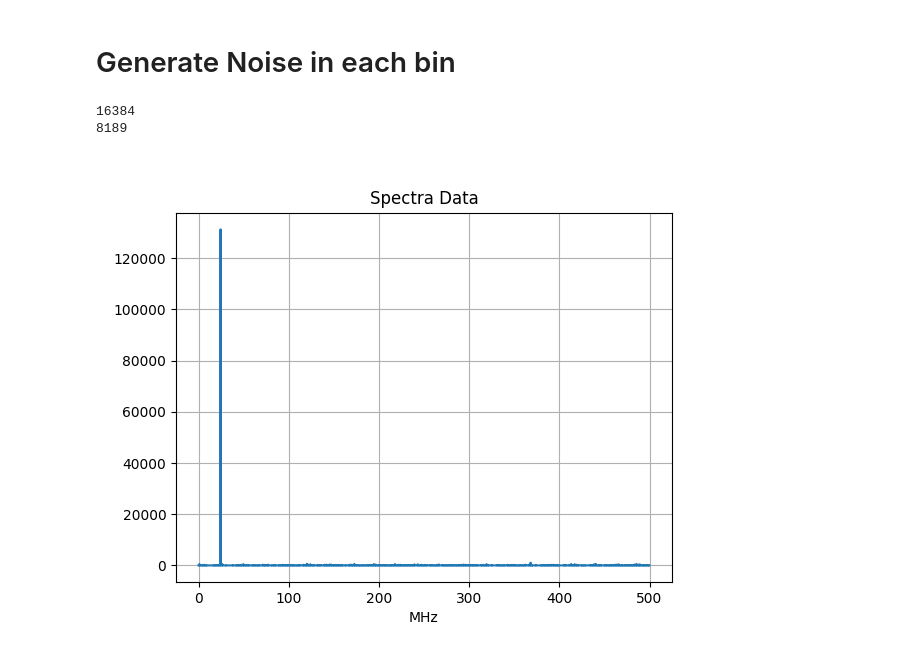
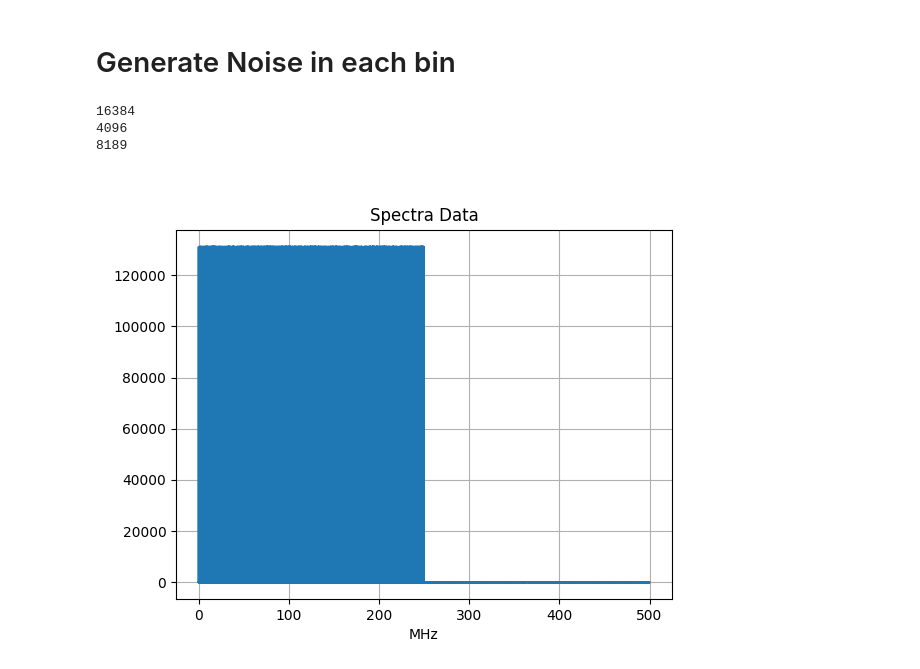
Before and after one commit to liuweiseu/eigsep_dac, a Jupyter notebook: rfsocdac.ipynb, the cells around one changed output. Drawn from its saved outputs; the diff is of its cells as text; code cells hidden in the pictures.

Commit message:
use higher spectra resolution to get one bin.

```diff
--- a/rfsocdac.ipynb
+++ b/rfsocdac.ipynb
@@ -19,14 +19,29 @@ def Scope(darray):
     subfig.set_xlabel('Samples')
     subfig.grid(True)
 
-def DacDataGen(channel_num = 1024, single_bin=0, dac_bits=13, bw=1):
+def CreateTestFilter(dac_fft_len, fft_points, bw=1):
+    N = dac_fft_len//2
+    fil = np.zeros(N)
+    L = int(N*bw)
+    passband = np.zeros(L)
+    print(L)
+    factor = dac_fft_len//fft_points/2
+    for i in range(L):
+        # we need to filter DC
+        if i == 0:
+            continue
+        elif i%factor == 0:
+            passband[i] = 1
+    fil[:L] = passband
+    return fil
+
+
+def DacDataGen(channel_num, cfil, single_bin=0, dac_bits=13):
     N = channel_num
     M = (N//2)-1
-    L = int(N*bw/2)
     fil = np.zeros(M+1)
-    passband = np.ones(L)
     if single_bin == 0:
-        fil[:L] = passband
+        fil = cfil
     else:
         fil[single_bin] = 1
     d_freq = np.zeros(N) + 1j*np.zeros(N)
@@ -56,7 +71,7 @@ def LPFilter(data, bw=0.5):
     data = data * fil
     return data
 
-def SpectraAnalyzer(data, fs=1000):
+def SpectraAnalyzer(data, fs=1000, show_bin=False):
     N = len(data)
     spec = np.fft.fft(data)
     spec_shift = np.fft.fftshift(spec)
@@ -68,9 +83,13 @@ def SpectraAnalyzer(data, fs=1000):
         pass
     fig = plt.figure()
     subfig = fig.add_subplot(111)
-    subfig.plot(freq_shift[-int(N/2):], abs(spec_shift[-int(N/2):]))
+    if show_bin == True:
+        subfig.plot(abs(spec_shift[-int(N/2):]))
+        subfig.set_xlabel('Bins')
+    else:
+        subfig.plot(freq_shift[-int(N/2):], abs(spec_shift[-int(N/2):]))
+        subfig.set_xlabel('MHz')
     subfig.set_title('Spectra Data')
-    subfig.set_xlabel('MHz')
     subfig.grid(True)
     return spec
 
@@ -138,37 +157,39 @@ adc_fs = 500
 # dac sampling rate
 dac_fs = 1000
 # bandwidth
 bw = 250
 # fft points on the SNAP
 fft_points = 2048
 # check the single bin
 # if it's 0, the signal will show up in all bins
-single_bin=100
+single_bin=0
 # fixed parameters in FPGA design
 samples_per_axis = 4
 bytes_per_sample = 2
 # channel_num when doing FFT on the adc samples
 channel_num = 8192
-dac_len = int(channel_num*dac_fs/adc_fs)
-print(dac_len)
+dac_fft_len = int(channel_num*dac_fs/adc_fs)
+print(dac_fft_len)
 
 # generate the data for the DAC with DAC sampling rate=4000
-d_time = DacDataGen(dac_len, single_bin=int(single_bin*channel_num/fft_points), dac_bits = 17, bw = bw/dac_fs*2)
+cfil = CreateTestFilter(dac_fft_len, fft_points, bw = bw/dac_fs*2)
+d_time = DacDataGen(dac_fft_len, cfil, single_bin=single_bin*channel_num//fft_points, dac_bits = 17)
 Scope([d_time.real, d_time.imag])
 nbuf = ToBytes(d_time.real)
-spec = SpectraAnalyzer(d_time.real)
+spec = SpectraAnalyzer(d_time.real, fs=dac_fs)
 
 zeros = np.zeros(2**13*2, dtype=np.short)
 zeros_bytes = struct.pack('>%dh'%len(zeros), *zeros)
 rfsoc.write('wf_bram_0', zeros_bytes)
 rfsoc.write('wf_bram_0', nbuf)
 rfsoc.write_int('wf_en', 1)
 samples_per_cyc = channel_num*2
 max_addr = int(samples_per_cyc*bytes_per_sample/samples_per_axis - 3)
 print(max_addr)
 rfsoc.write_int('addr_max', max_addr)
 # %% [output]
 16384
+4096
 8189
-[figure, old version]
+[figure, new version]
 # %%
```
Also changed, not shown: parts of 4 cells of this notebook.
